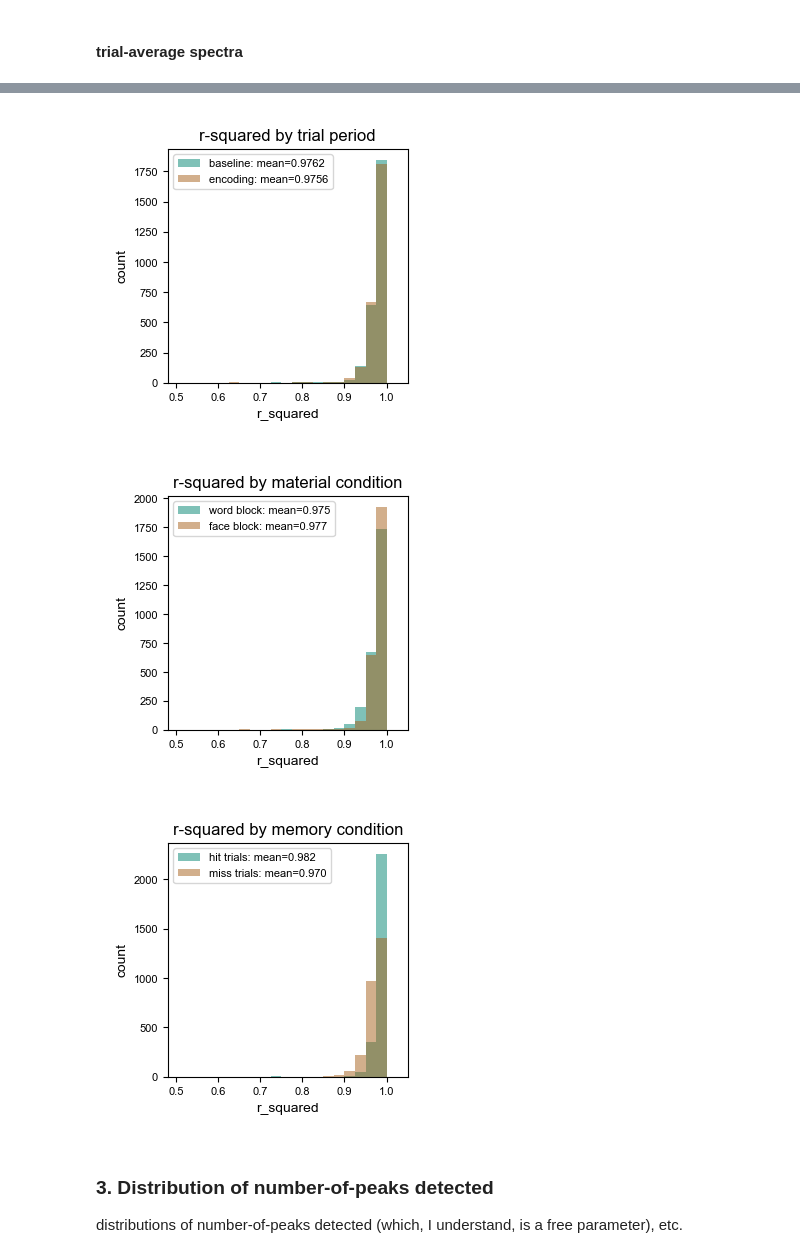
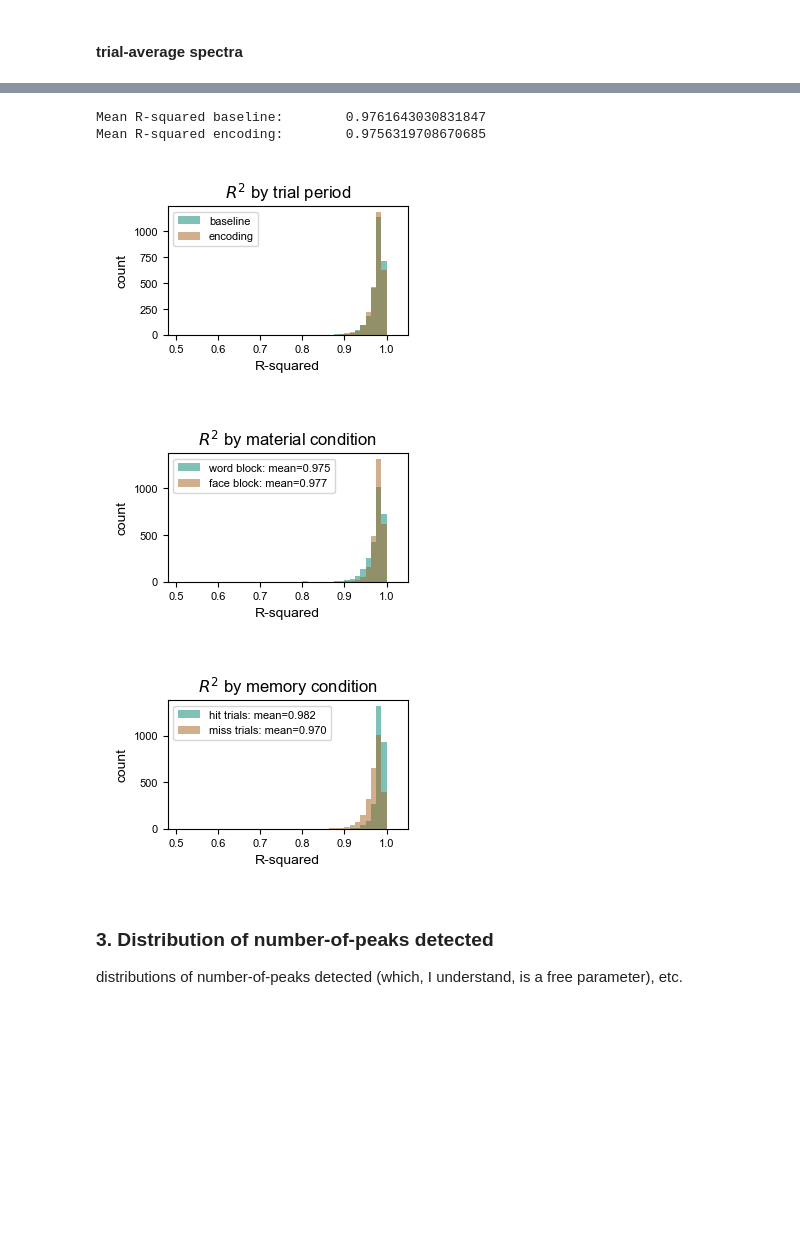
Before and after one commit to voytekresearch/oscillation_vs_exponent, a Jupyter notebook: notebooks/assess_model_fits.ipynb, the cells around one changed output, grey strips where cells are left out. Cells and saved outputs as stored; diff of their text form; code cells hidden in the pictures; blank space fills up the shorter version.

```diff
--- a/notebooks/assess_model_fits.ipynb
+++ b/notebooks/assess_model_fits.ipynb
@@ -35,8 +35,8 @@ dir_output = f"{PROJECT_PATH}/figures/reviewer_responses/model_fit"
 if not os.path.exists(dir_output):
     os.makedirs(dir_output)
 
-# bin edge for r-squared histograms
-bin_edges = np.linspace(0, 1, 41)
+# set figure size
+FIG_SIZE = [3, 2]
 # %% [markdown]
 ## Main
 # %% [markdown]
@@ -129,6 +134,9 @@ plt.savefig(f"{dir_output}/example_fits.png")
 distributions of fit r^2 statistics across electrodes, separately for baseline and encoding periods
 # %% [markdown]
 Response: The mean r-squared value across all spectra fit was 0.976. R-squared values were similar across all conditions.
+# %%
+# bin edge for r-squared histograms
+bin_edges = np.linspace(0, 1, 81)
 # %% [markdown]
 #### trial-average spectra
 # %%
@@ -147,24 +156,30 @@ Mean r-squared:         0.9758981866793482
 # %%
 # plot histogram of r-squared values (baseline v. encoding)
 
-# compute mena for each condition
+# compute mean for each condition
 r2_0 = df.loc[df['window']=='pre', 'r_squared'].values
 r2_1 = df.loc[df['window']=='post', 'r_squared'].values
+print(f"Mean R-squared baseline: \t{np.nanmean(r2_0)}")
+print(f"Mean R-squared encoding: \t{np.nanmean(r2_1)}")
 
 # plot histogram
-fig, ax = plt.subplots(1,1, figsize=[3,3])
-ax.hist(r2_0, bins=bin_edges, alpha=0.5, color=COLORS['blue'], label=f'baseline: mean={np.nanmean(r2_0):.4f}')
-ax.hist(r2_1, bins=bin_edges, alpha=0.5, color=COLORS['brown'], label=f'encoding: mean={np.nanmean(r2_1):.4f}')
-ax.set(xlabel="r_squared", ylabel="count")
-ax.set_title("r-squared by trial period")
+fig, ax = plt.subplots(1,1, figsize=FIG_SIZE)
+# ax.hist(r2_0, bins=bin_edges, alpha=0.5, color=COLORS['blue'], label=f'baseline: mean={np.nanmean(r2_0):.4f}')
+# ax.hist(r2_1, bins=bin_edges, alpha=0.5, color=COLORS['brown'], label=f'encoding: mean={np.nanmean(r2_1):.4f}')
+ax.hist(r2_0, bins=bin_edges, alpha=0.5, color=COLORS['blue'], label='baseline')
+ax.hist(r2_1, bins=bin_edges, alpha=0.5, color=COLORS['brown'], label='encoding')
+ax.set(xlabel="R-squared", ylabel="count")
+ax.set_title("$R^2$ by trial period")
 ax.set_xlim([np.min(df['r_squared'])-0.05, 1.05])
 ax.legend(fontsize=8)
 
 # save/show
 plt.savefig(f"{dir_output}/r2_pre_v_post.png")
 plt.show()
 # %% [output]
+Mean R-squared baseline:        0.9761643030831847
+Mean R-squared encoding:        0.9756319708670685
-[figure, old version]
+[figure, new version]
 # %%
 # plot histogram of r-squared values (word v. face)
 
@@ -173,16 +188,16 @@ r2_0 = df.loc[df['material']=='words', 'r_squared'].values
 r2_1 = df.loc[df['material']=='faces', 'r_squared'].values
 
 # plot histogram
-fig, ax = plt.subplots(1,1, figsize=[3,3])
+fig, ax = plt.subplots(1,1, figsize=FIG_SIZE)
 ax.hist(r2_0, bins=bin_edges, alpha=0.5, color=COLORS['blue'], label=f'word block: mean={np.nanmean(r2_0):.3f}')
 ax.hist(r2_1, bins=bin_edges, alpha=0.5, color=COLORS['brown'], label=f'face block: mean={np.nanmean(r2_1):.3f}')
-ax.set(xlabel="r_squared", ylabel="count")
-ax.set_title("r-squared by material condition")
+ax.set(xlabel="R-squared", ylabel="count")
+ax.set_title("$R^2$ by material condition")
 ax.set_xlim([np.min(df['r_squared'])-0.05, 1.05])
 ax.legend(fontsize=8)
 plt.show()
 # %% [output]
-[figure, old version]
+[figure, new version]
 # %%
 # plot histogram of r-squared values (hit v. miss)
 
@@ -191,18 +206,18 @@ r2_0 = df.loc[df['memory']=='hit', 'r_squared'].values
 r2_1 = df.loc[df['memory']=='miss', 'r_squared'].values
 
 # plot histogram
-fig, ax = plt.subplots(1,1, figsize=[3,3])
+fig, ax = plt.subplots(1,1, figsize=FIG_SIZE)
 ax.hist(r2_0, bins=bin_edges, alpha=0.5, color=COLORS['blue'],
         label=f'hit trials: mean={np.nanmean(r2_0):.3f}')
 ax.hist(r2_1, bins=bin_edges, alpha=0.5, color=COLORS['brown'],
         label=f'miss trials: mean={np.nanmean(r2_1):.3f}')
-ax.set(xlabel="r_squared", ylabel="count")
-ax.set_title("r-squared by memory condition")
+ax.set(xlabel="R-squared", ylabel="count")
+ax.set_title("$R^2$ by memory condition")
 ax.set_xlim([np.min(df['r_squared'])-0.05, 1.05])
 ax.legend(fontsize=8)
 plt.show()
 # %% [output]
-[figure, old version]
+[figure, new version]
 # %% [markdown]
 ### 3. Distribution of number-of-peaks detected
 distributions of number-of-peaks detected (which, I understand, is a free parameter), etc.
```
Also changed, not shown: parts of 8 cells of this notebook.
